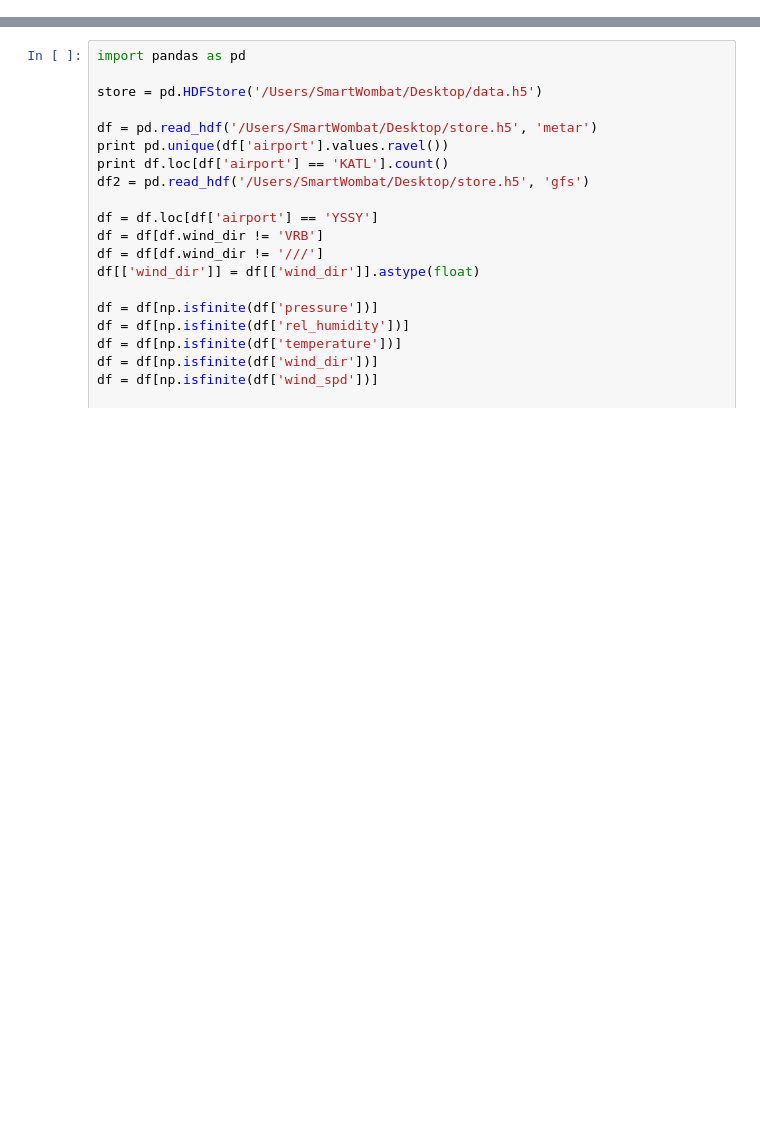
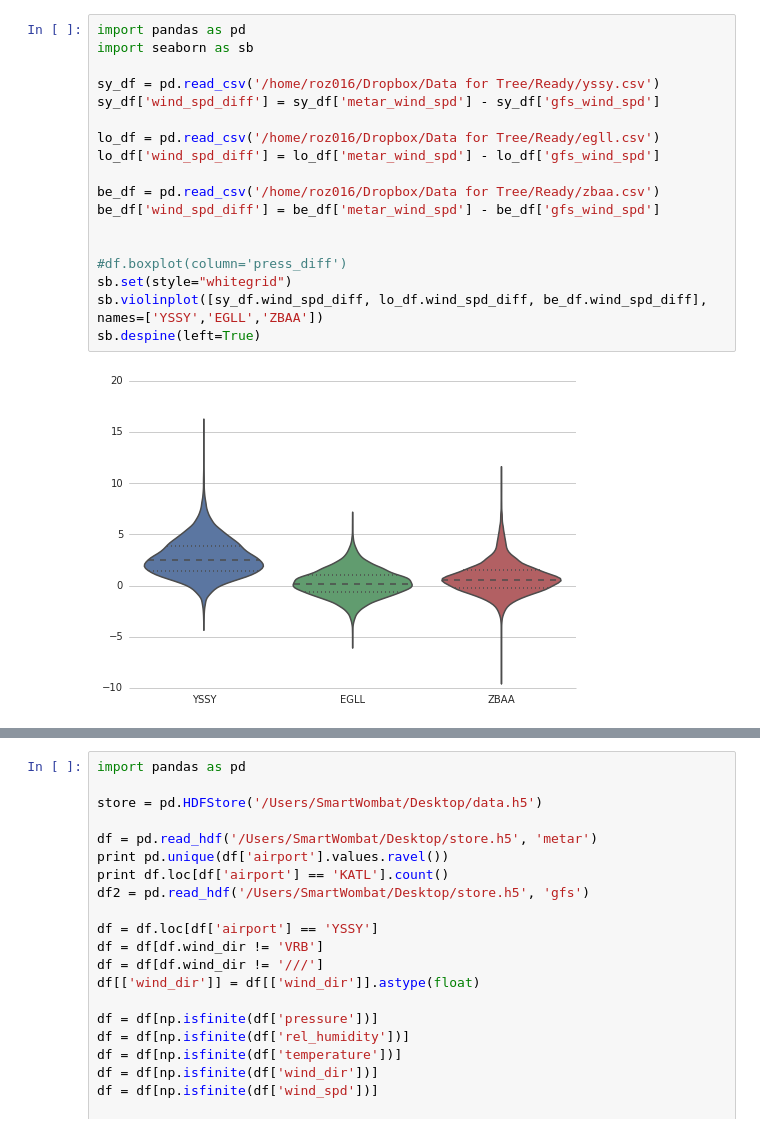
Before and after one commit to monkeybutter/aeroweather, a Jupyter notebook: analysis.ipynb, the cells around one changed output, grey strips where cells are left out. Drawn from its saved outputs; the diff is of its cells as text; blank space fills up the shorter version.

```diff
--- a/analysis.ipynb
+++ b/analysis.ipynb
@@ -84,0 +201,20 @@ IndexError: index -1 is out of bounds for axis 0 with size 0
+# %%
+import pandas as pd
+import seaborn as sb
+
+sy_df = pd.read_csv('/home/roz016/Dropbox/Data for Tree/Ready/yssy.csv')
+sy_df['wind_spd_diff'] = sy_df['metar_wind_spd'] - sy_df['gfs_wind_spd']
+
+lo_df = pd.read_csv('/home/roz016/Dropbox/Data for Tree/Ready/egll.csv')
+lo_df['wind_spd_diff'] = lo_df['metar_wind_spd'] - lo_df['gfs_wind_spd']
+
+be_df = pd.read_csv('/home/roz016/Dropbox/Data for Tree/Ready/zbaa.csv')
+be_df['wind_spd_diff'] = be_df['metar_wind_spd'] - be_df['gfs_wind_spd']
+
+
+#df.boxplot(column='press_diff')
+sb.set(style="whitegrid")
+sb.violinplot([sy_df.wind_spd_diff, lo_df.wind_spd_diff, be_df.wind_spd_diff], names=['YSSY','EGLL','ZBAA'])
+sb.despine(left=True)
+# %% [output]
+[figure, added]
```
Also changed, not shown: parts of 7 cells of this notebook, 1 other file.
